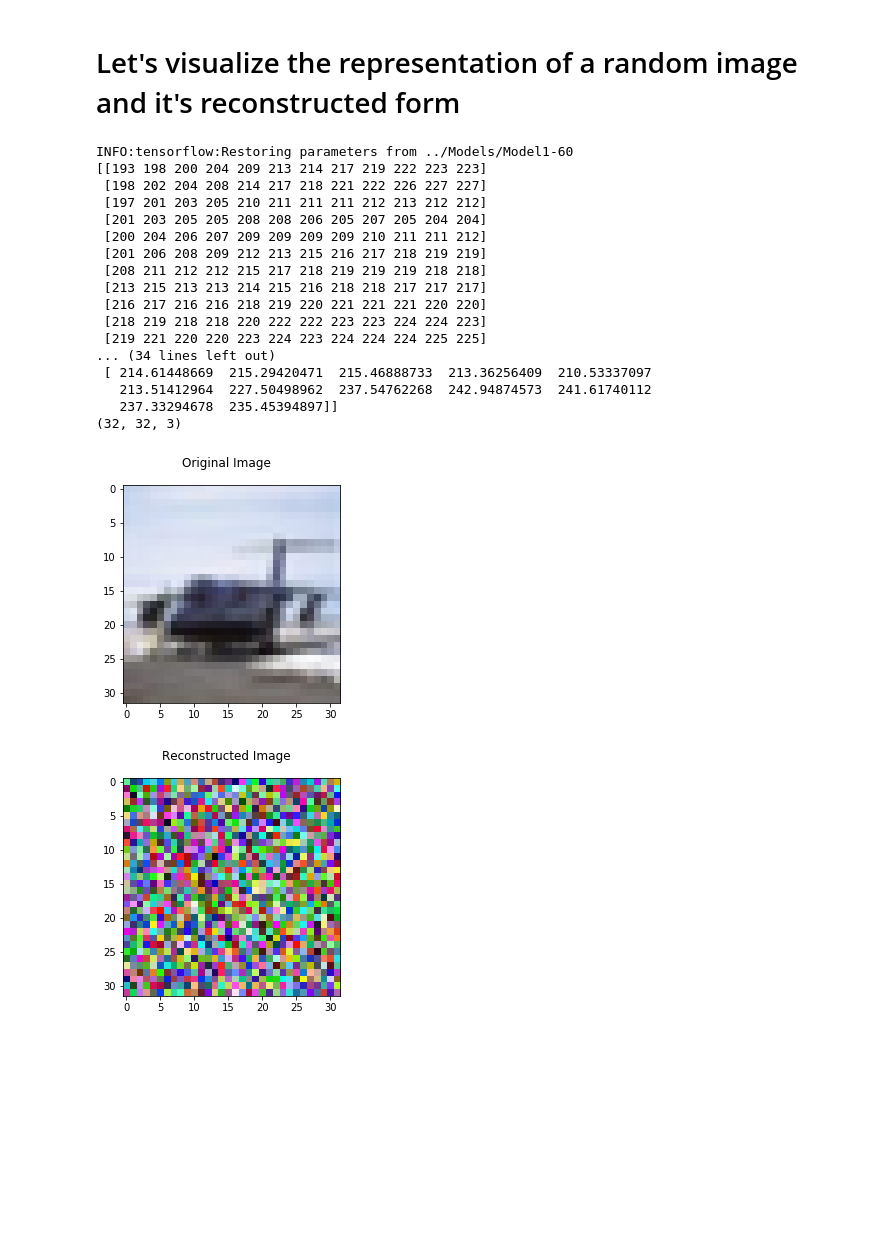
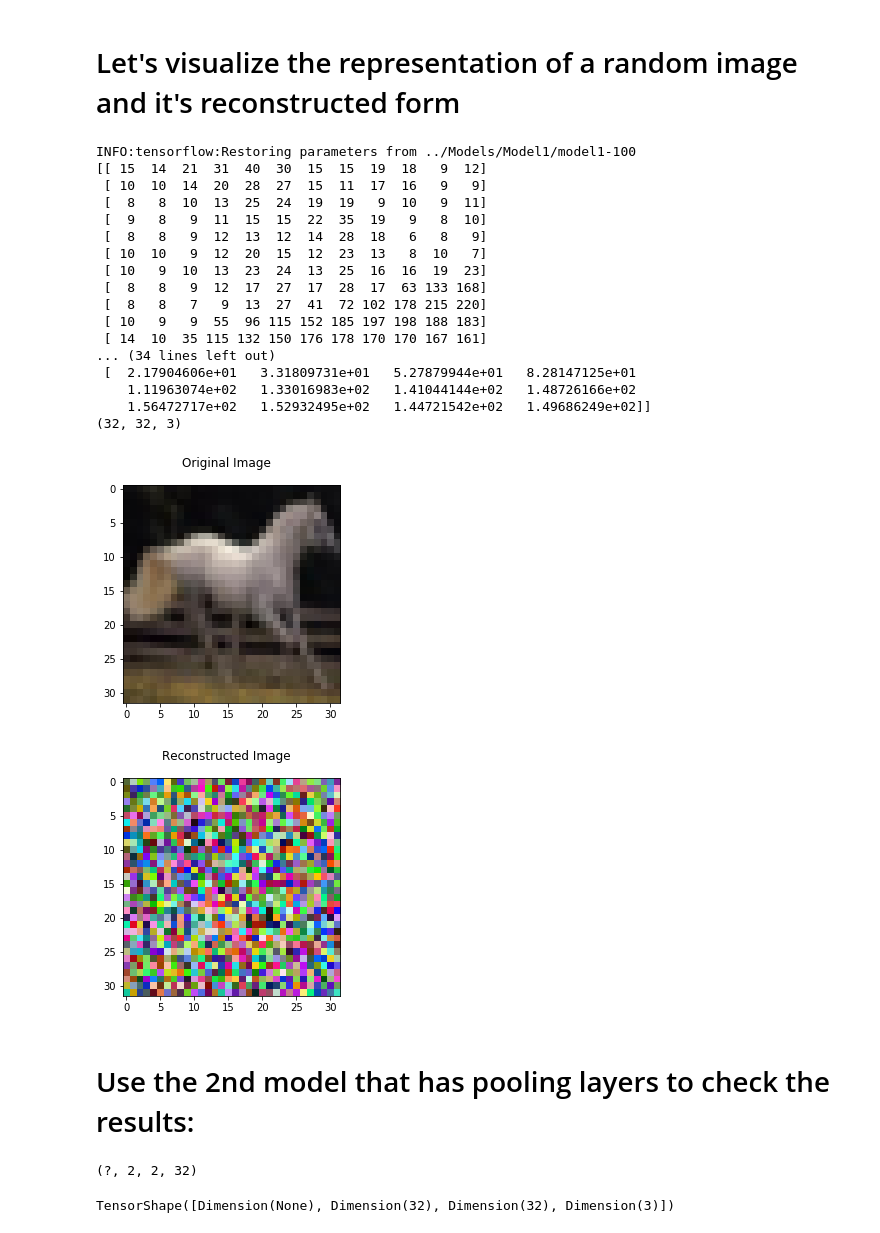
Before and after one commit to akanimax/autoencoder-cifar-10, a Jupyter notebook: Scripts/Autoencoder.ipynb, the cells around one changed output. Drawn from its saved outputs; the diff is of its cells as text; code cells hidden in the pictures; blank space fills up the shorter version.

Commit message:
model with pooling and unpooling layers added

```diff
--- a/Scripts/Autoencoder.ipynb
+++ b/Scripts/Autoencoder.ipynb
@@ -222,11 +225,9 @@ TensorShape([Dimension(None), Dimension(2), Dimension(2), Dimension(32)])
 
 with tf.Session(graph=computation_graph) as sess:
 
-    model_path = os.path.join(base_model_path, "Model1")
-
     if(os.path.isfile(os.path.join(model_path, "checkpoint"))):
          # load the weights from the model1
-        saver = tf.train.Saver()
+        saver = tf.train.Saver(max_to_keep=2)
 
         # instead of global variable initializer, restore the graph:
         saver.restore(sess, tf.train.latest_checkpoint(model_path))
@@ -268,7 +269,7 @@ with tf.Session(graph=computation_graph) as sess:
 
         if((ep + 1) % checkpoint_factor == 0):
             # save the model trained so far:
-            saver.save(sess, model_path, global_step = (ep + 1))
+            saver.save(sess, os.path.join(model_path, "model1"), global_step = (ep + 1))
 
     print "================================================================================================="
     print "================================================================================================="
@@ -296,45 +278,64 @@ KeyboardInterrupt:
 # %%
 with tf.Session(graph = computation_graph) as sess:
     # load the weights from the model1
     saver = tf.train.Saver()
 
     # instead of global variable initializer, restore the graph:
-    saver.restore(sess, tf.train.latest_checkpoint(base_model_path))
+    saver.restore(sess, tf.train.latest_checkpoint(model_path))
 
     prediction = sess.graph.get_tensor_by_name("prediction:0")
     inputs = sess.graph.get_tensor_by_name("inputs:0")
 
     random_image = batch_data[np.random.randint(len(batch_data))]
     reconstructed_image = sess.run(prediction, feed_dict={inputs: np.array([random_image])})[0]
 
     print random_image[:12, :12, 0]
     print reconstructed_image[:12, :12, 0]
 
     # plot the two images with their titles:
     plt.figure().suptitle("Original Image")
     plt.imshow(random_image, interpolation='none')
 
     print reconstructed_image.shape
 
     plt.figure().suptitle("Reconstructed Image")
     plt.imshow(reconstructed_image, interpolation='none')
 # %% [output]
-INFO:tensorflow:Restoring parameters from ../Models/Model1-60
-[[193 198 200 204 209 213 214 217 219 222 223 223]
- [198 202 204 208 214 217 218 221 222 226 227 227]
- [197 201 203 205 210 211 211 211 212 213 212 212]
- [201 203 205 205 208 208 206 205 207 205 204 204]
- [200 204 206 207 209 209 209 209 210 211 211 212]
- [201 206 208 209 212 213 215 216 217 218 219 219]
- [208 211 212 212 215 217 218 219 219 219 218 218]
- [213 215 213 213 214 215 216 218 218 217 217 217]
- [216 217 216 216 218 219 220 221 221 221 220 220]
- [218 219 218 218 220 222 222 223 223 224 224 223]
- [219 221 220 220 223 224 223 224 224 224 225 225]
+INFO:tensorflow:Restoring parameters from ../Models/Model1/model1-100
+[[ 15  14  21  31  40  30  15  15  19  18   9  12]
+ [ 10  10  14  20  28  27  15  11  17  16   9   9]
+ [  8   8  10  13  25  24  19  19   9  10   9  11]
+ [  9   8   9  11  15  15  22  35  19   9   8  10]
+ [  8   8   9  12  13  12  14  28  18   6   8   9]
+ [ 10  10   9  12  20  15  12  23  13   8  10   7]
+ [ 10   9  10  13  23  24  13  25  16  16  19  23]
+ [  8   8   9  12  17  27  17  28  17  63 133 168]
+ [  8   8   7   9  13  27  41  72 102 178 215 220]
+ [ 10   9   9  55  96 115 152 185 197 198 188 183]
+ [ 14  10  35 115 132 150 176 178 170 170 167 161]
 ... (34 lines left out)
- [ 214.61448669  215.29420471  215.46888733  213.36256409  210.53337097
-   213.51412964  227.50498962  237.54762268  242.94874573  241.61740112
-   237.33294678  235.45394897]]
+ [  2.17904606e+01   3.31809731e+01   5.27879944e+01   8.28147125e+01
+    1.11963074e+02   1.33016983e+02   1.41044144e+02   1.48726166e+02
+    1.56472717e+02   1.52932495e+02   1.44721542e+02   1.49686249e+02]]
 (32, 32, 3)
-[figure, old version]
+[figure, new version]
-[figure, old version]
+[figure, new version]
+# %% [markdown]
+# Use the 2nd model that has pooling layers to check the results:
+# %%
+# import the graph from the Graph1 module
+import computation_graph.Graph2
+
+computation_graph = computation_graph.Graph2.graph
+
+# obtain a handle on the encoded_representation tensor of the dataflow computation graph
+encoded_representation = computation_graph.get_tensor_by_name("encoded_representation:0")
+print encoded_representation.shape # The output shape of the encoded representation. It is 32 x 2 x 2 i.e 128
+# Thus the latent representation is 128 dimensional
+
+# The prediction is again a good shaped tensor of dimensions 32 x 32 x 3
+prediction = computation_graph.get_tensor_by_name("prediction:0")
+prediction.shape # This is same as the original image dimensions
+# %% [output]
+(?, 2, 2, 32)
+TensorShape([Dimension(None), Dimension(32), Dimension(32), Dimension(3)])
```
Also changed, not shown: parts of 7 cells of this notebook, 34 other files.
